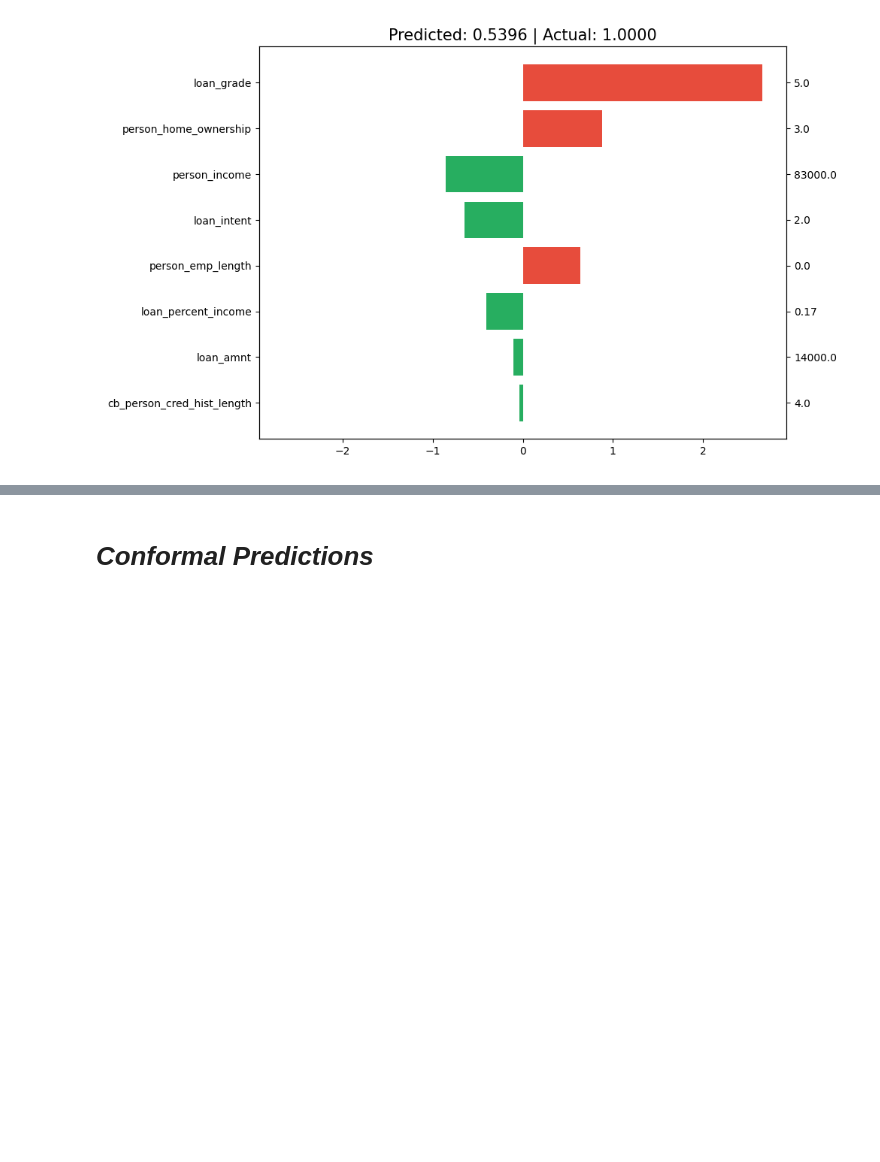
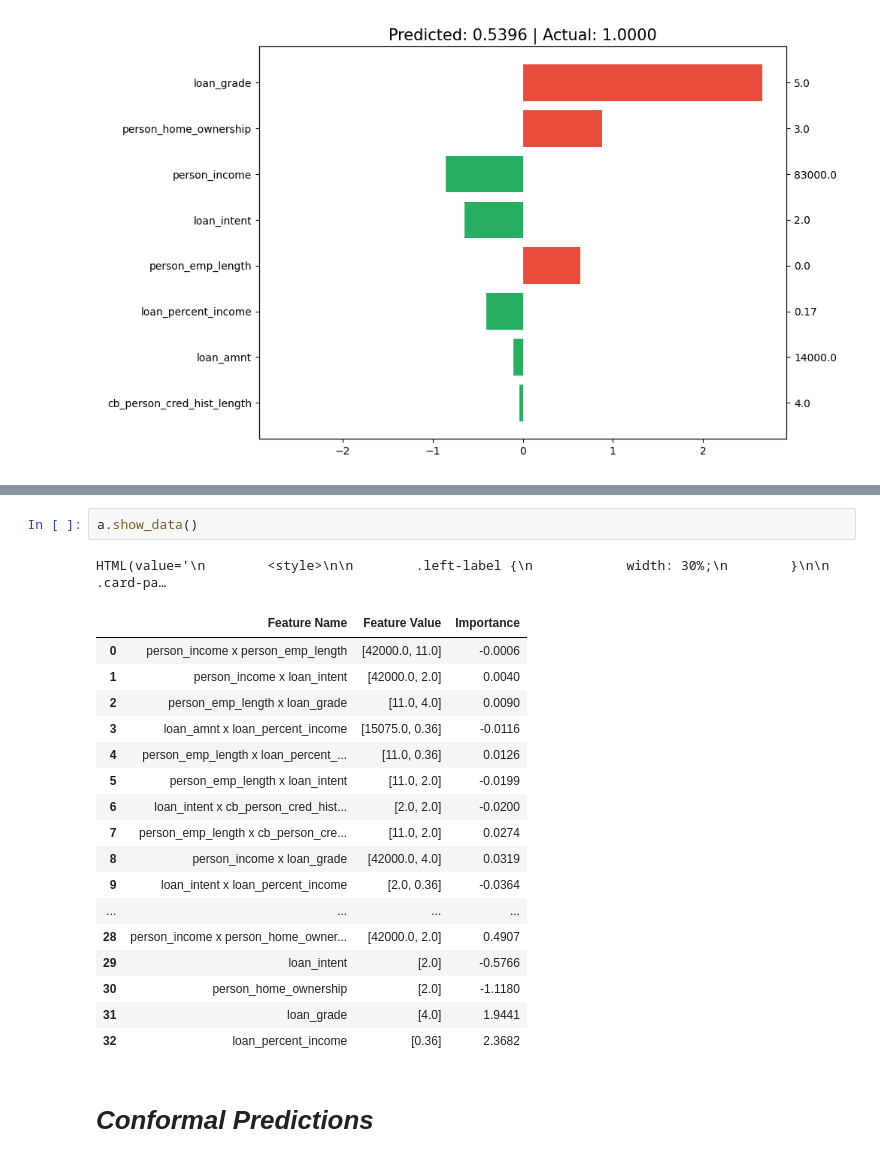
Before and after one commit to sezermzgl/FDS-FINAL-PROJECT, a Jupyter notebook: Modeling_piml.ipynb, the cells around one changed output, grey strips where cells are left out. Drawn from its saved outputs; the diff is of its cells as text; blank space fills up the shorter version.

```diff
--- a/Modeling_piml.ipynb
+++ b/Modeling_piml.ipynb
@@ -498,3 +564,24 @@ HTML(value='\n        <style>\n\n        .left-label {\n            width: 30%;\
+# %%
+a.show_data()
+# %% [output]
+HTML(value='\n        <style>\n\n        .left-label {\n            width: 30%;\n        }\n\n        .card-pa…
+|  | Feature Name | Feature Value | Importance |
+| 0 | person_income x person_emp_length | [42000.0, 11.0] | -0.0006 |
+| 1 | person_income x loan_intent | [42000.0, 2.0] | 0.0040 |
+| 2 | person_emp_length x loan_grade | [11.0, 4.0] | 0.0090 |
+| 3 | loan_amnt x loan_percent_income | [15075.0, 0.36] | -0.0116 |
+| 4 | person_emp_length x loan_percent_... | [11.0, 0.36] | 0.0126 |
+| 5 | person_emp_length x loan_intent | [11.0, 2.0] | -0.0199 |
+| 6 | loan_intent x cb_person_cred_hist... | [2.0, 2.0] | -0.0200 |
+| 7 | person_emp_length x cb_person_cre... | [11.0, 2.0] | 0.0274 |
+| 8 | person_income x loan_grade | [42000.0, 4.0] | 0.0319 |
+| 9 | loan_intent x loan_percent_income | [2.0, 0.36] | -0.0364 |
+| ... | ... | ... | ... |
+| 28 | person_income x person_home_owner... | [42000.0, 2.0] | 0.4907 |
+| 29 | loan_intent | [2.0] | -0.5766 |
+| 30 | person_home_ownership | [2.0] | -1.1180 |
+| 31 | loan_grade | [4.0] | 1.9441 |
+| 32 | loan_percent_income | [0.36] | 2.3682 |
 # %% [markdown]
 # *Conformal Predictions*
 # %% [markdown]
```
Also changed, not shown: parts of 10 cells of this notebook, 1 other file.
